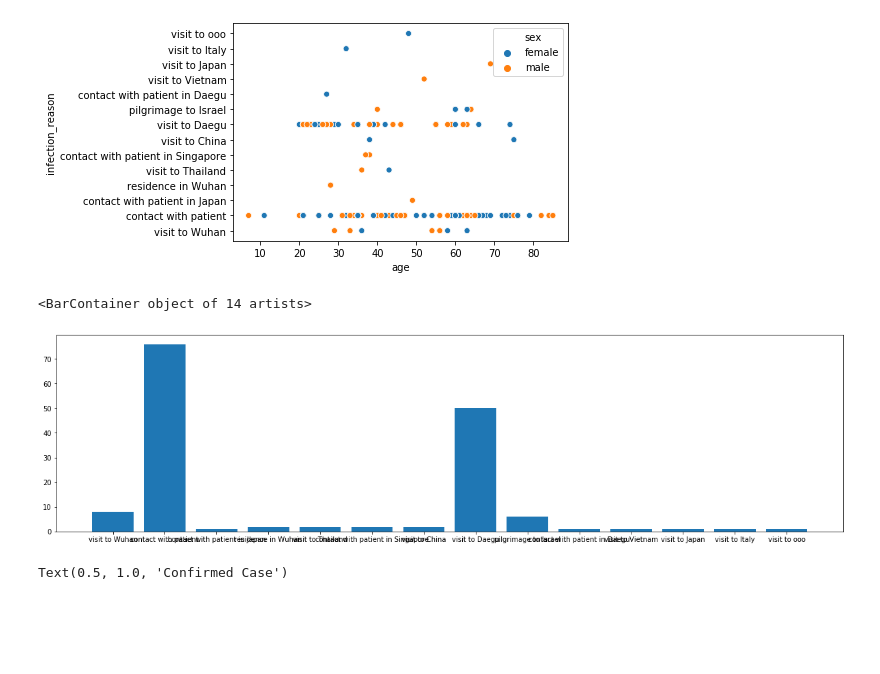
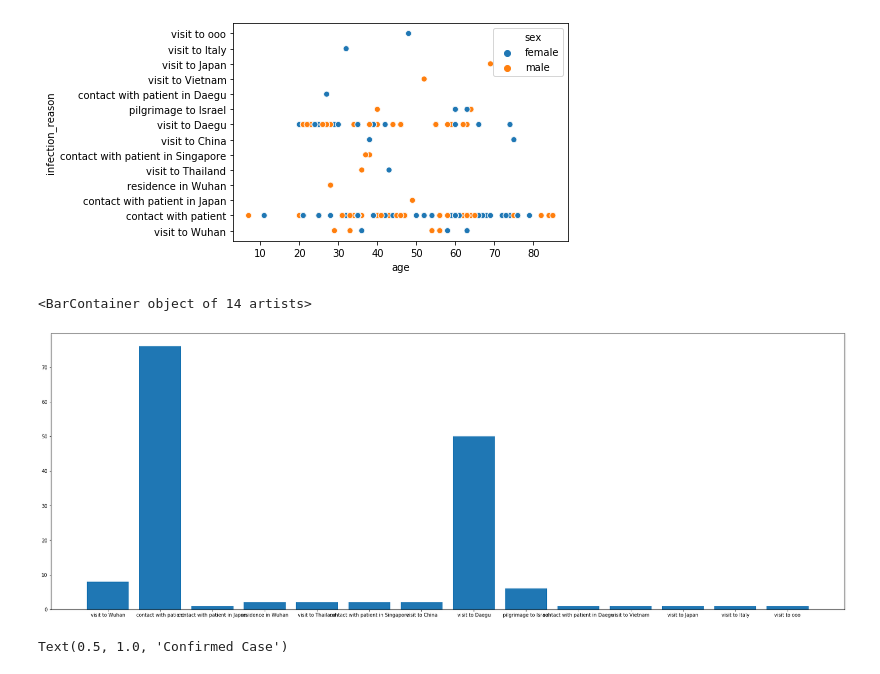
Before and after one commit to mohripan/Feature-Engineering-COVID-19, a Jupyter notebook: covid19_feature_engineering.ipynb, the cells around one changed output. Saved outputs shown, nothing was run; the diff lists cells and outputs as text; code cells hidden in the pictures; blank space fills up the shorter version.

```diff
--- a/covid19_feature_engineering.ipynb
+++ b/covid19_feature_engineering.ipynb
@@ -346,12 +346,12 @@ sns.scatterplot(x='age', y='infection_reason', hue='sex', data=patient_df)
 <matplotlib.axes._subplots.AxesSubplot at 0x...>
 [figure]
 # %%
-fig = plt.figure(figsize=(16,4))
+fig = plt.figure(figsize=(23,8))
 ax = fig.add_axes([0,0,1,1])
 ax.bar(patient_df['infection_reason'].dropna().unique(), numerical_infection)
 # %% [output]
 <BarContainer object of 14 artists>
-[figure, old version]
+[figure, new version]
 # %%
 released = patient_df[patient_df.state == 'released']
 isolated = patient_df[patient_df.state == 'isolated']
```
Also changed, not shown: parts of 4 cells of this notebook, 12 other files.
